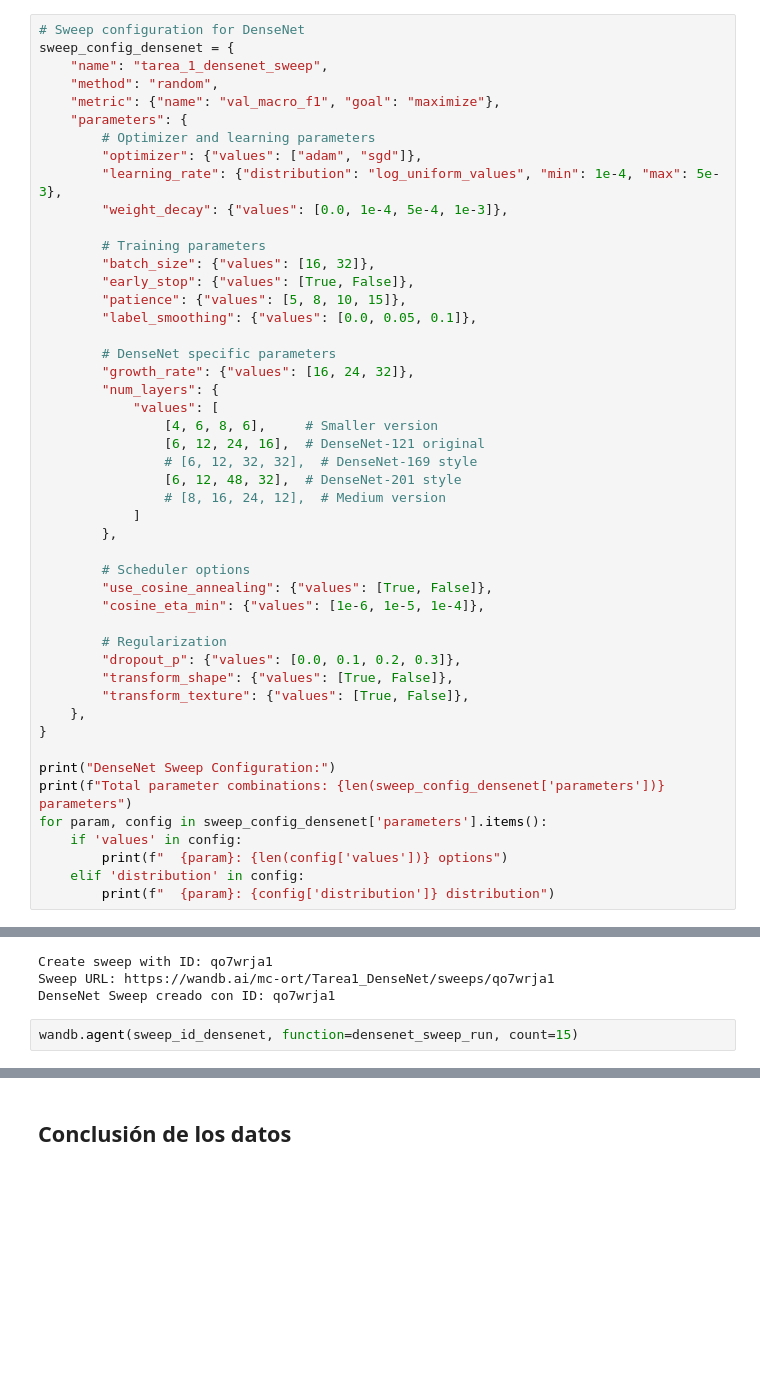
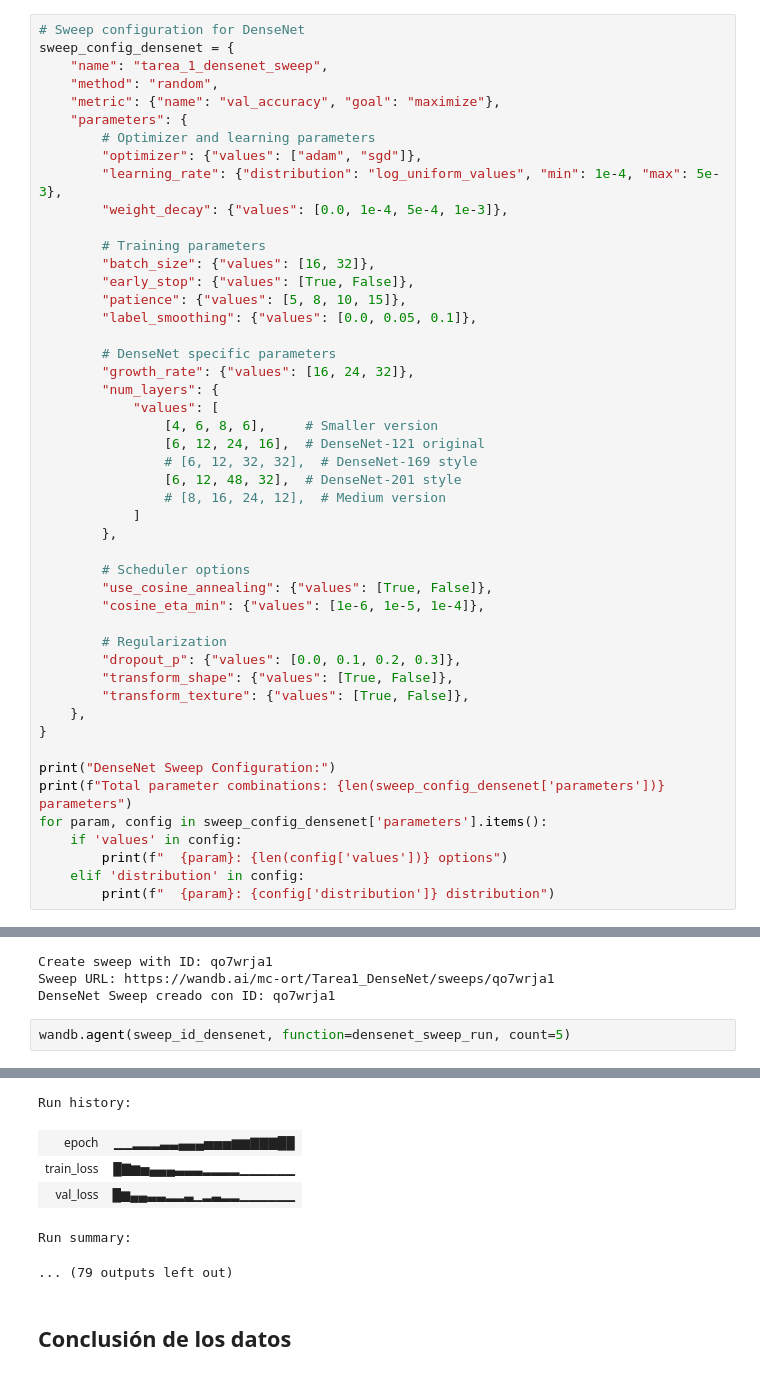
Before and after one commit to nataliacampiglia/tdl_tarea_1, a Jupyter notebook: Tarea_1_letra.ipynb, the cells around one changed output, grey strips where cells are left out. Saved outputs shown, nothing was run; the diff lists cells and outputs as text; blank space fills up the shorter version.

Commit message:
metrica de wandb pasa a ser accuracy y corridas bajan a 5 + explicaciones

```diff
--- a/Tarea_1_letra.ipynb
+++ b/Tarea_1_letra.ipynb
@@ -1220,7 +1204,7 @@ A los parámetros habituales del sweep agregamos:
 sweep_config_densenet = {
     "name": "tarea_1_densenet_sweep",
     "method": "random",
-    "metric": {"name": "val_macro_f1", "goal": "maximize"},
+    "metric": {"name": "val_accuracy", "goal": "maximize"},
     "parameters": {
         # Optimizer and learning parameters
         "optimizer": {"values": ["adam", "sgd"]},
@@ -1416,7 +1400,7 @@ Create sweep with ID: qo7wrja1
 Sweep URL: https://wandb.ai/mc-ort/Tarea1_DenseNet/sweeps/qo7wrja1
 DenseNet Sweep creado con ID: qo7wrja1
 # %%
-wandb.agent(sweep_id_densenet, function=densenet_sweep_run, count=15)
+wandb.agent(sweep_id_densenet, function=densenet_sweep_run, count=5)
 # %% [output]
 wandb: Agent Starting Run: s6bicozz with config:
 wandb:  batch_size: 32
@@ -1460,3 +1445,9 @@ View run at https://wandb.ai/mc-ort/Tarea1_DenseNet/runs/s6bicozz
+Run history:
+| epoch | ▁▁▂▂▂▃▃▄▄▄▅▅▅▆▆▇▇▇██ |
+| train_loss | █▇▆▅▄▄▄▃▃▃▂▂▂▂▁▁▁▁▁▁ |
+| val_loss | █▆▄▄▃▃▂▂▃▁▂▃▂▂▁▁▁▁▁▁ |
+Run summary:
+... (79 outputs left out)
 # %% [markdown]
 ## Conclusión de los datos
 # %% [markdown]
```
Also changed, not shown: parts of 16 cells of this notebook.
